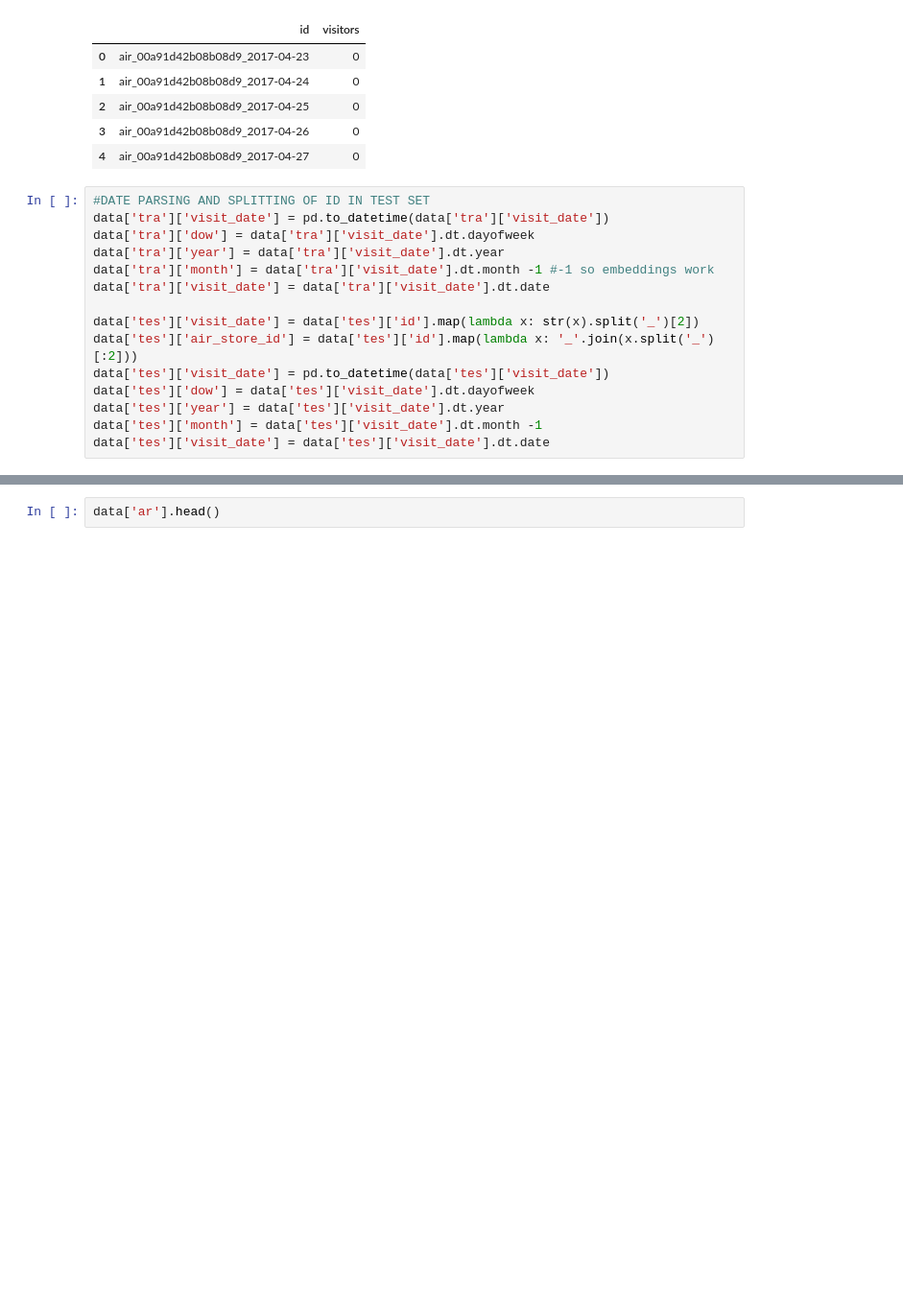
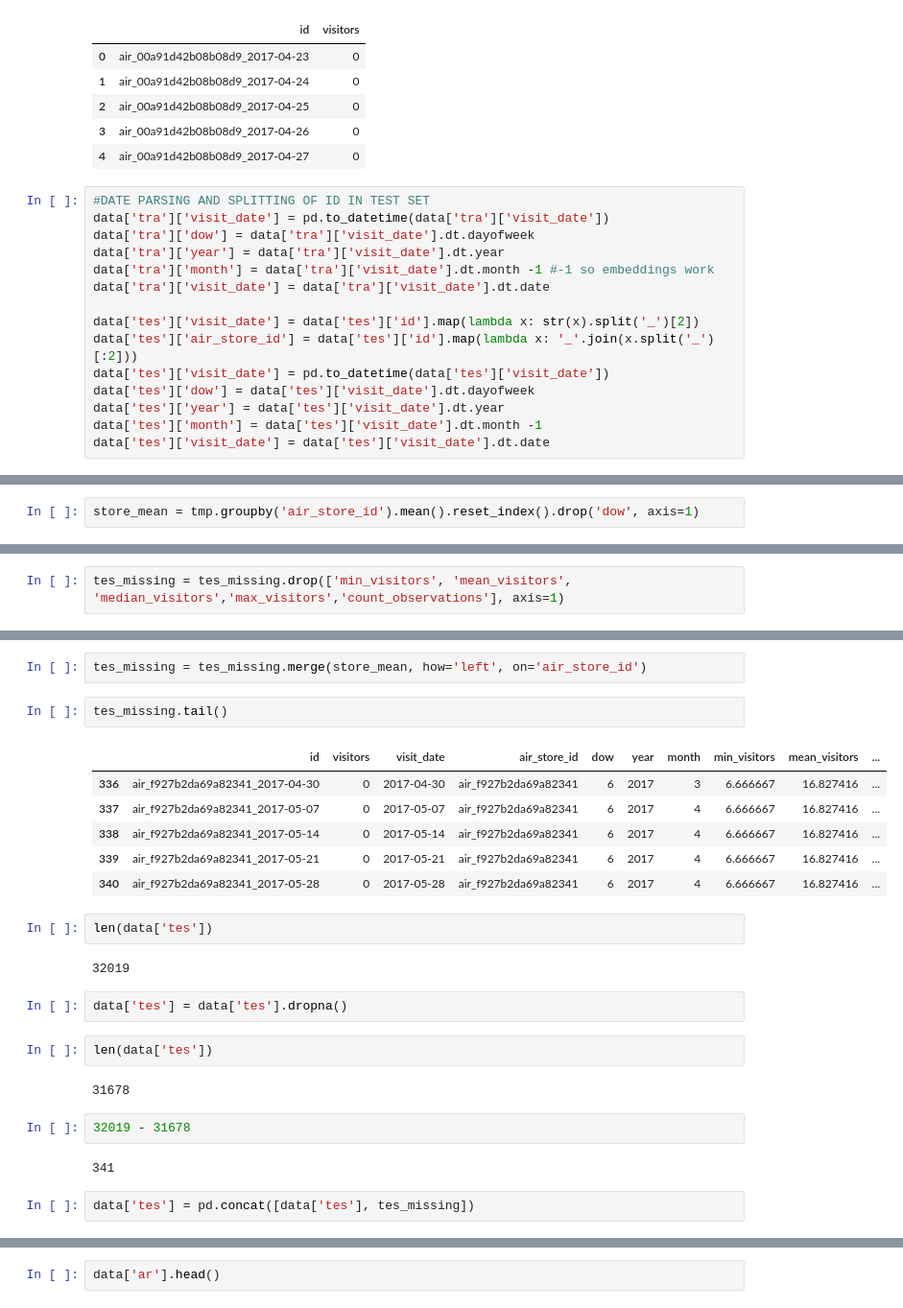
Before and after one commit to ryankresse/restaurant_comp, a Jupyter notebook: jmbull_xgb_starter.ipynb, the cells around one changed output, grey strips where cells are left out. Shown at 96% size. Drawn from its saved outputs; the diff is of its cells as text; blank space fills up the shorter version.

```diff
--- a/jmbull_xgb_starter.ipynb
+++ b/jmbull_xgb_starter.ipynb
@@ -116,0 +167,2 @@ data['tes']['visit_date'] = data['tes']['visit_date'].dt.date
+# %%
+store_mean = tmp.groupby('air_store_id').mean().reset_index().drop('dow', axis=1)
@@ -116,0 +205,2 @@ data['tes']['visit_date'] = data['tes']['visit_date'].dt.date
+# %%
+tes_missing = tes_missing.drop(['min_visitors', 'mean_visitors', 'median_visitors','max_visitors','count_observations'], axis=1)
@@ -117 +216,28 @@ data['tes']['visit_date'] = data['tes']['visit_date'].dt.date
+# %%
+tes_missing = tes_missing.merge(store_mean, how='left', on='air_store_id')
+# %%
+tes_missing.tail()
+# %% [output]
+|  | id | visitors | visit_date | air_store_id | dow | year | month | min_visitors | mean_visitors | ... |
+| 336 | air_f927b2da69a82341_2017-04-30 | 0 | 2017-04-30 | air_f927b2da69a82341 | 6 | 2017 | 3 | 6.666667 | 16.827416 | ... |
+| 337 | air_f927b2da69a82341_2017-05-07 | 0 | 2017-05-07 | air_f927b2da69a82341 | 6 | 2017 | 4 | 6.666667 | 16.827416 | ... |
+| 338 | air_f927b2da69a82341_2017-05-14 | 0 | 2017-05-14 | air_f927b2da69a82341 | 6 | 2017 | 4 | 6.666667 | 16.827416 | ... |
+| 339 | air_f927b2da69a82341_2017-05-21 | 0 | 2017-05-21 | air_f927b2da69a82341 | 6 | 2017 | 4 | 6.666667 | 16.827416 | ... |
+| 340 | air_f927b2da69a82341_2017-05-28 | 0 | 2017-05-28 | air_f927b2da69a82341 | 6 | 2017 | 4 | 6.666667 | 16.827416 | ... |
+# %%
+len(data['tes'])
+# %% [output]
+32019
+# %%
+data['tes'] = data['tes'].dropna()
+# %%
+len(data['tes'])
+# %% [output]
+31678
+# %%
+32019 - 31678
+# %% [output]
+341
+# %%
+data['tes'] = pd.concat([data['tes'], tes_missing])
 # %%
```
Also changed, not shown: parts of 55 cells of this notebook.
